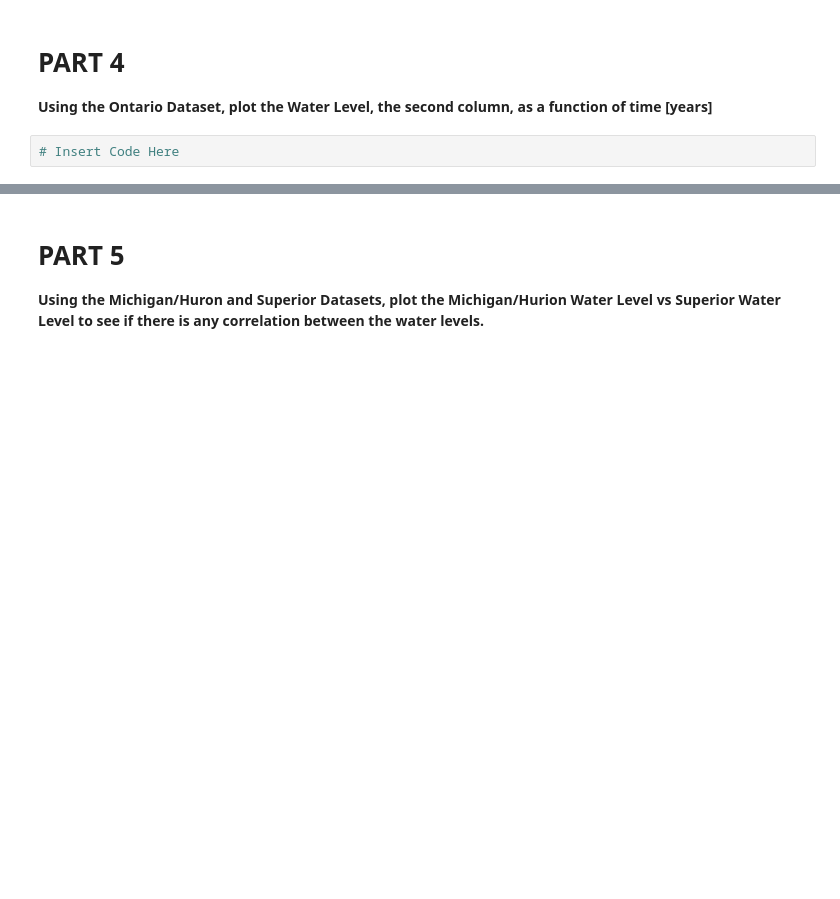
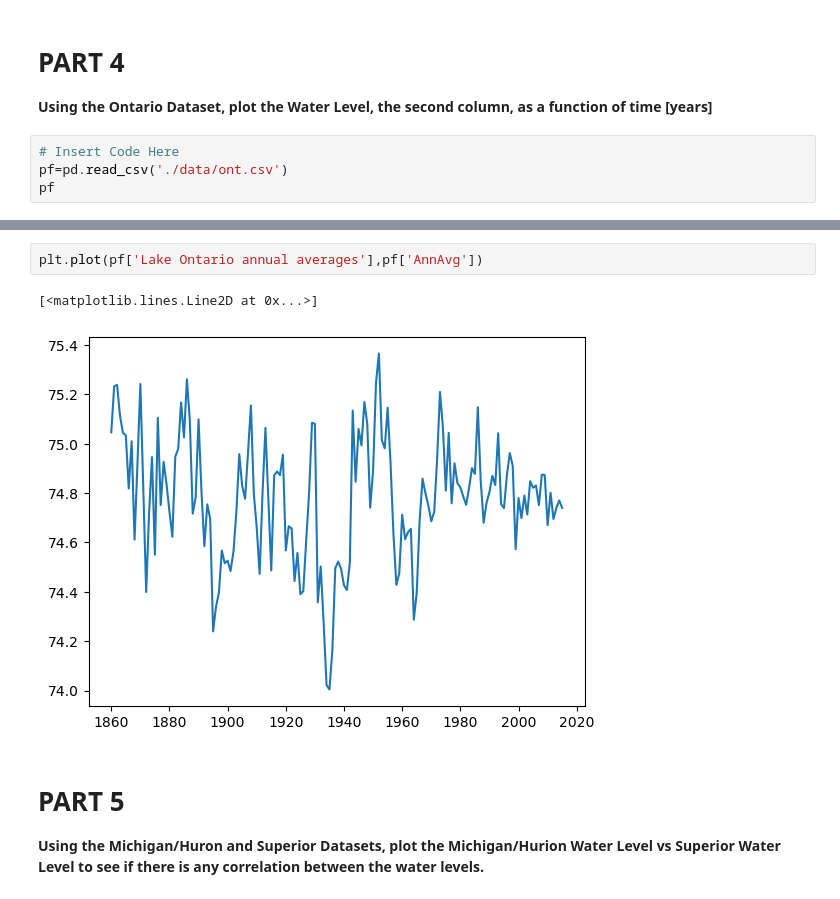
Before and after one commit to pateld44/CMSE202_Git_Started, a Jupyter notebook: Great_Lakes_and_Grand_River.ipynb, the cells around one changed output, grey strips where cells are left out. Cells and saved outputs as stored; diff of their text form; blank space fills up the shorter version.

```diff
--- a/Great_Lakes_and_Grand_River.ipynb
+++ b/Great_Lakes_and_Grand_River.ipynb
@@ -69,3 +69,5 @@ pf
 **Using the Ontario Dataset, plot the Water Level, the second column, as a function of time [years]**
 # %%
 # Insert Code Here
+pf=pd.read_csv('./data/ont.csv')
+pf
@@ -72,3 +88,8 @@ pf
+# %%
+plt.plot(pf['Lake Ontario annual averages'],pf['AnnAvg'])
+# %% [output]
+[<matplotlib.lines.Line2D at 0x...>]
+[figure, added]
 # %% [markdown]
 # PART 5
 
```
Also changed, not shown: parts of 1 cell of this notebook.
